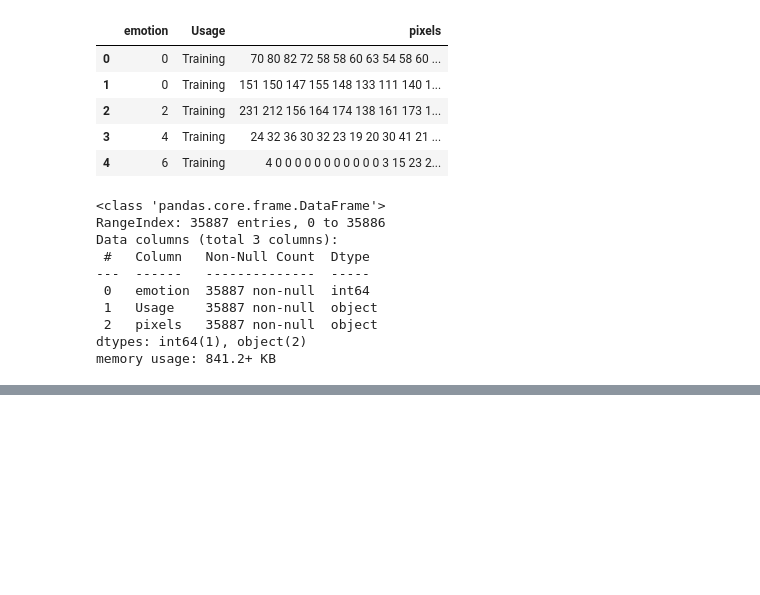
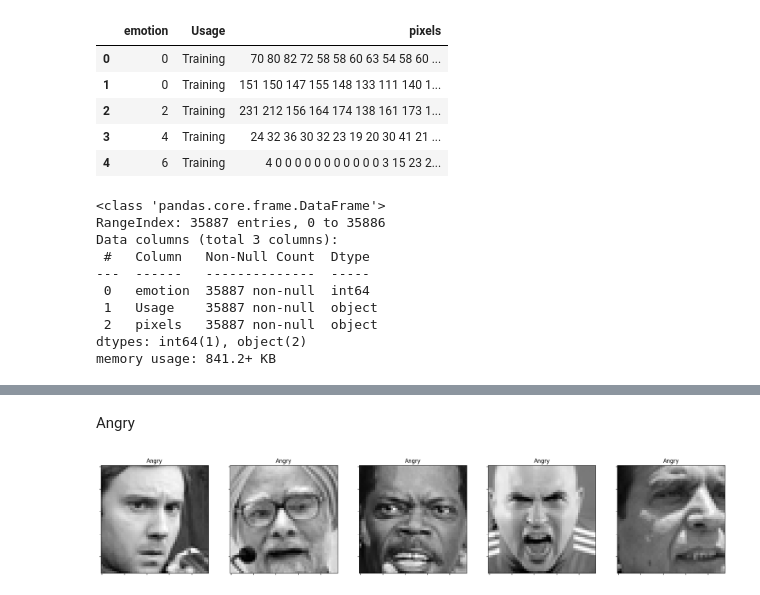
Before and after one commit to rjrizani/machine-learning, a Jupyter notebook: Emotions_Detection.ipynb, the cells around one changed output, grey strips where cells are left out. Drawn from its saved outputs; the diff is of its cells as text; code cells hidden in the pictures; blank space fills up the shorter version.

```diff
--- a/Emotions_Detection.ipynb
+++ b/Emotions_Detection.ipynb
@@ -109,0 +162,22 @@ from keras.layers import Dense, Conv2D, MaxPooling2D, Dropout, Flatten
+# %%
+def plot_emotion(emotion_label=0):
+
+    fig, axs = plt.subplots(1, 5, figsize=(25, 12))
+    fig.subplots_adjust(hspace=.2, wspace=.2)  # Adjust spacing between subplots
+    axs = axs.ravel()  # Flatten the array for easier iteration
+
+    for i in range(5):
+        # Find the index of the ith image with the specified emotion label
+        idx = data[data['emotion'] == emotion_label].index[i]
+
+        # Display the image
+        axs[i].imshow(train_images[idx][:, :, 0], cmap='gray')
+        axs[i].set_title(emotions[train_labels[idx].argmax()])  # Set the title as the emotion name
+        axs[i].set_xticklabels([])  # Hide x-axis labels
+        axs[i].set_yticklabels([])  # Hide y-axis labels
+# %% [markdown]
+Angry
+# %%
+plot_emotion(emotion_label=0)
+# %% [output]
+[figure, added]
```
Also changed, not shown: parts of 62 cells of this notebook.
